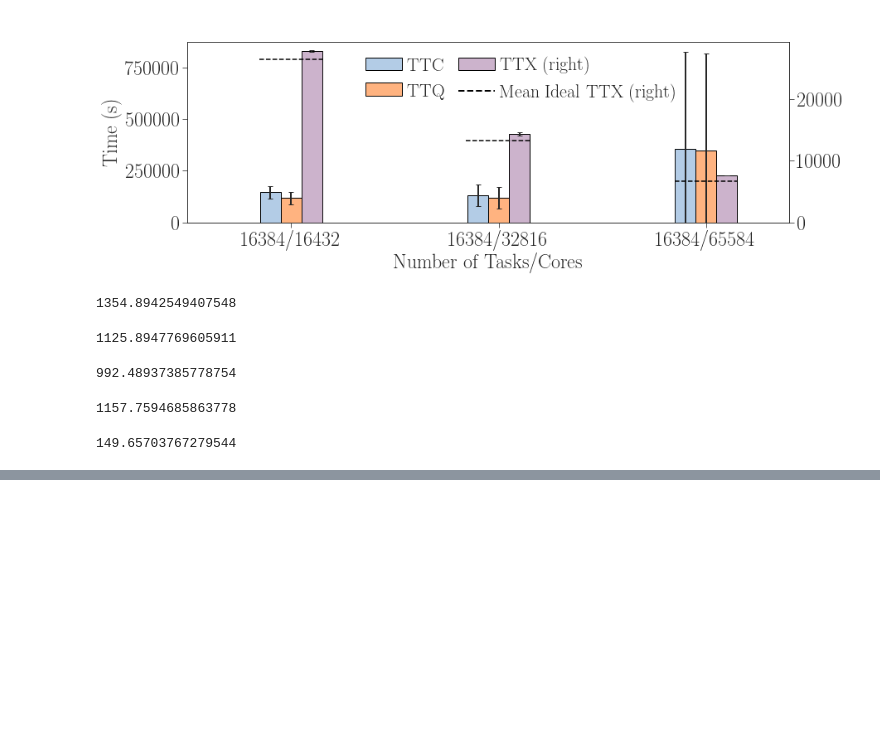
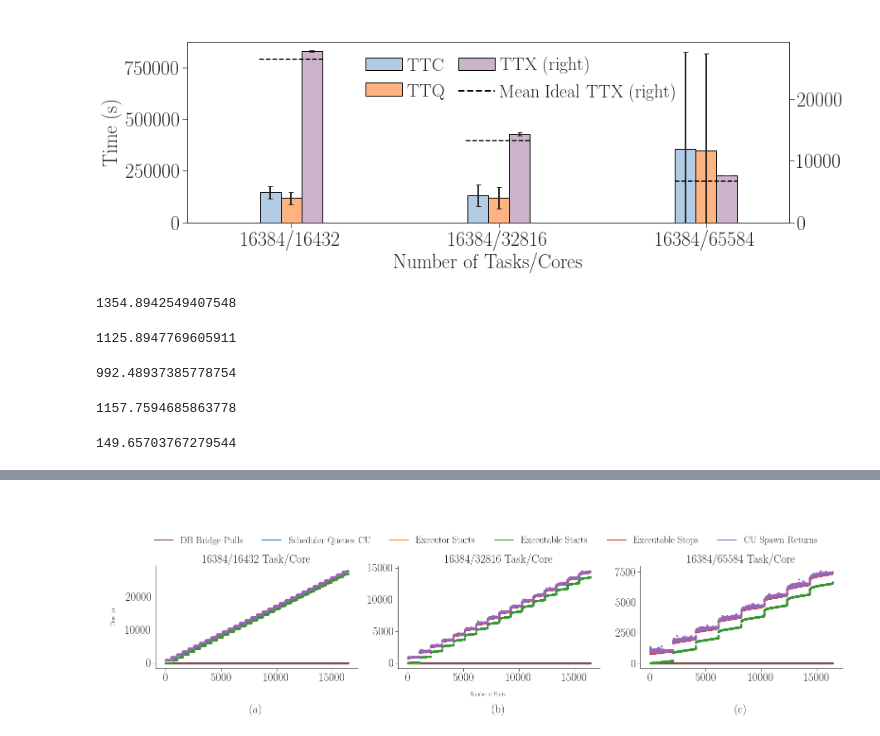
Before and after one commit to radical-experiments/rp.paper, a Jupyter notebook: analysis/rp_paper_plots.ipynb, the cells around one changed output, grey strips where cells are left out. Saved outputs shown, nothing was run; the diff lists cells and outputs as text; code cells hidden in the pictures; blank space fills up the shorter version.

```diff
--- a/analysis/rp_paper_plots.ipynb
+++ b/analysis/rp_paper_plots.ipynb
@@ -2010,0 +522,5 @@ Text(0,0.5,u'Time (s)')
+# %%
+# Load sessions for Synapse experiment 1
+ss_sras = load_sessions_cores('/Users/mturilli/Projects/RADICAL/github/experiments/rp-paper-ipdps2018/analysis/data/synapse/strong_scaling',
+                         ssc_sessions,
+                         sorted(ssc_sessions.ncore.unique().tolist()))
@@ -2010,0 +529,76 @@ Text(0,0.5,u'Time (s)')
+# %%
+ncores = [16432,32816,65584]
+fwidth = 26
+fhight = 4
+fig, axarr = plt.subplots(1, len(ncores), sharex='col', figsize=(fwidth,fhight))#, sharey='row')
+
+i = 0
+j = 'a'
+for ncore in ncores:
+    session  = ss_sras[ncore][0]
+    nunit = ssc_sessions[ssc_sessions.ncore == ncore].nunit.unique().tolist()[0]
+
+    # Get events and order them by Scheduling
+    df = get_df_unit_events(session)
+    df = df.sort_values(by='Scheduler Queues CU')
+    df = df.reset_index(drop=True)
+    df = df[['Scheduler Starts Schedule' , 'Scheduler Stops Schedule', 'Scheduler Queues CU'  , 'Executor Starts'            ,
+             'Executor Starts Mkdir'     , 'Executor Stops Mkdir'    , 'Executor Spawns CU'   , 'OS Accepts Spawned CU'      ,
+             'OS Spawns CU'              , 'CU Changes Dir'          , 'CU Starts Pre-execute', 'CU Stops Pre-execute'       ,
+             'CU Spawns Executable'      , 'Executable Starts'       , 'Executable Stops'     , 'CU Spawn Returns'           ,
+             'CU Starts Post-execute'    , 'CU Stops Post-execute'   , 'Executor Stops'       , 'Scheduler Starts Unschedule',
+             'Scheduler Stops Unschedule', 'DB Bridge Pulls']]
+    df = df.dropna(axis=1, how='all')
+    df = df.sub(df['Scheduler Starts Schedule'][0])
+
+    # Set axes properties
+    ax = axarr[i]
+    ax.spines["top"].set_visible(False)
+    ax.spines["right"].set_visible(False)
+    ax.get_xaxis().tick_bottom()
+    ax.get_yaxis().tick_left()
+    ax.title.set_text('%s/%s Task/Core' % (nunit, ncore))
+
+    # Plot data
+    ax.scatter(df['DB Bridge Pulls'].index    , df['DB Bridge Pulls']    , marker='.', color=tableau20[10]) # Agent Scheduling Component
+    ax.scatter(df['Scheduler Queues CU'].index, df['Scheduler Queues CU'], marker='.', color=tableau20[0] ) # Agent Scheduling Component
+    ax.scatter(df['Executor Starts'].index    , df['Executor Starts']    , marker='.', color=tableau20[2] ) # Agent Executing Component
+    ax.scatter(df['Executable Starts'].index  , df['Executable Starts']  , marker='.', color=tableau20[4] ) # Synapse
+    ax.scatter(df['Executable Stops'].index   , df['Executable Stops']   , marker='.', color=tableau20[6] ) # Synapse, orterun [orterun spawner]
+    ax.scatter(df['CU Spawn Returns'].index   , df['CU Spawn Returns']   , marker='.', color=tableau20[8] ) # CU script
+
+    # Add subfigure label and increment counters
+    ax.set_xlabel('(%s)' % j, labelpad=45)
+    i = i+1
+    j = chr(ord(j) + 1)
+
+# Add common axes lables
+fig.text(0.075, 0.5, 'Time (s)', va='center', rotation='vertical')
+fig.text(0.5, -0.08, 'Number of Units', ha='center')
+
+# Add common legend with f* proxy artists (https://matplotlib.org/users/legend_guide.html)
+fig.legend((
+                mpl.lines.Line2D([], [], color=tableau20[10]),
+                mpl.lines.Line2D([], [], color=tableau20[0] ),
+                mpl.lines.Line2D([], [], color=tableau20[2] ),
+                mpl.lines.Line2D([], [], color=tableau20[4] ),
+                mpl.lines.Line2D([], [], color=tableau20[6] ),
+                mpl.lines.Line2D([], [], color=tableau20[8] )
+           ),
+           (
+                'DB Bridge Pulls',
+                'Scheduler Queues CU',
+                'Executor Starts',
+                'Executable Starts',
+                'Executable Stops',
+                'CU Spawn Returns',
+           ),
+           'upper center',
+           bbox_to_anchor=(0.44, 1.4),
+           fontsize=20,
+           ncol=6)
+
+plt.savefig('figures/paper_titan_rp_synapse_strong_scaling_events_timeline_horizontal.pdf', dpi=300, bbox_inches='tight')
+plt.savefig('figures/screen_titan_rp_synapse_strong_scaling_events_timeline_horizontal.png')
+# %% [output]
+[figure, added]
```
Also changed, not shown: parts of 43 cells of this notebook.
